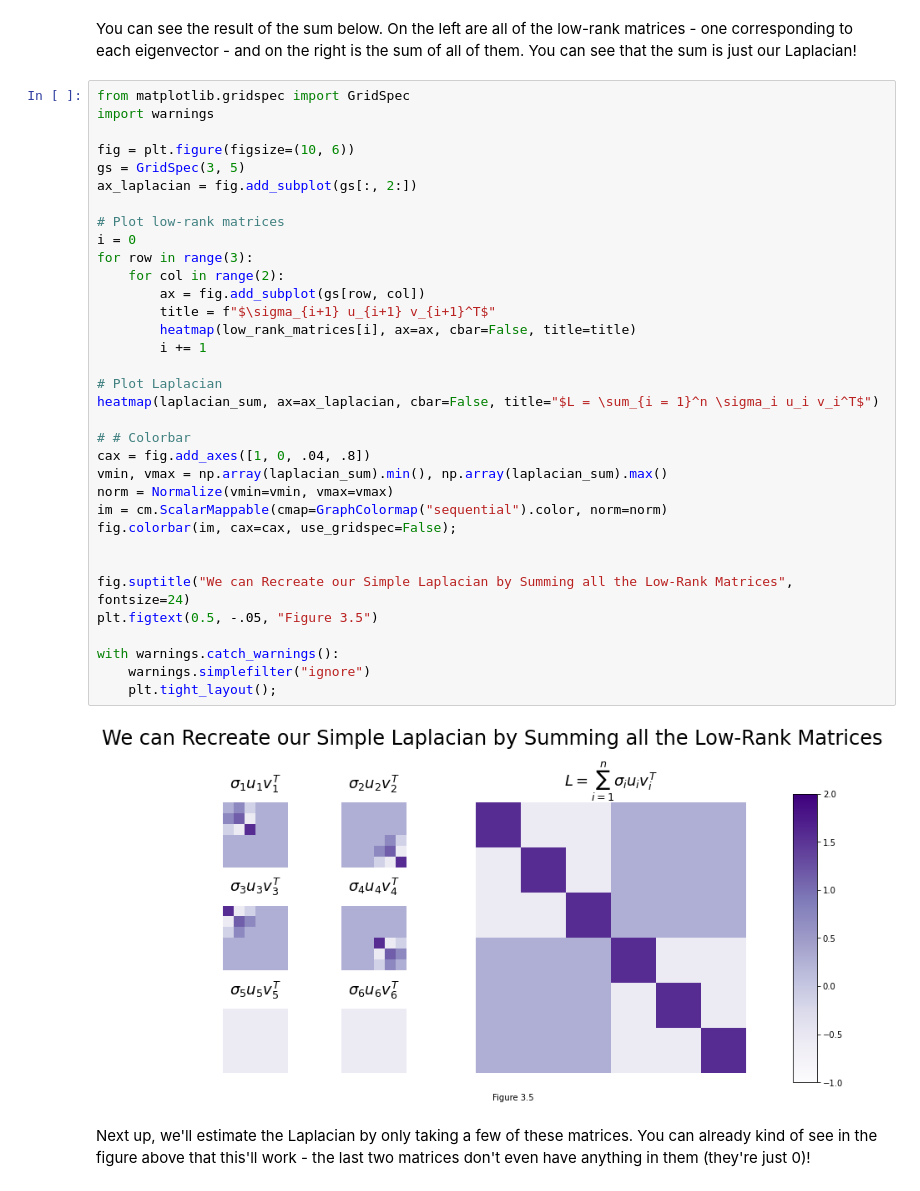
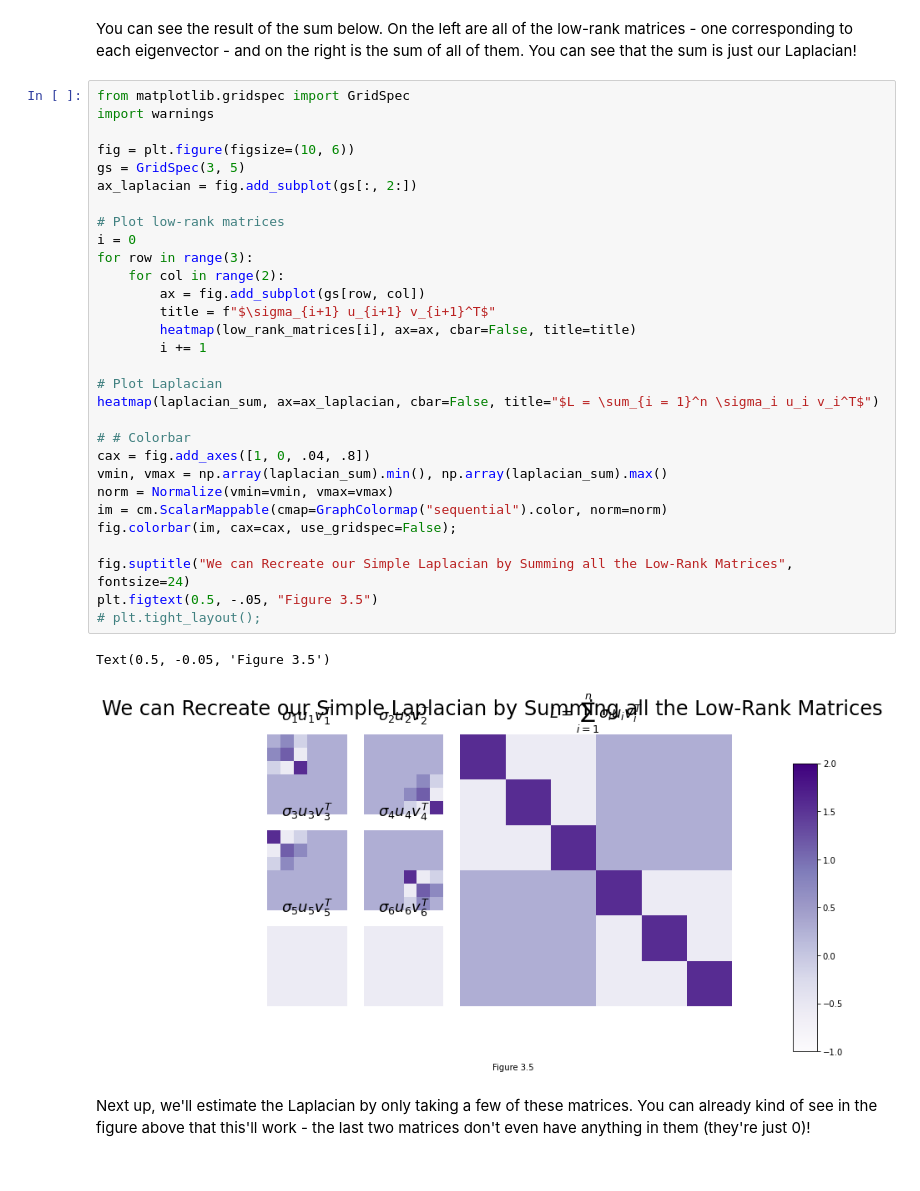
Before and after one commit to loftusa/thesis, a Jupyter notebook: network_machine_learning_in_python/_build/jupyter_execute/representations/ch6/spectral-embedding.ipynb, the cells around one changed output. Drawn from its saved outputs; the diff is of its cells as text.

```diff
--- a/network_machine_learning_in_python/_build/jupyter_execute/representations/ch6/spectral-embedding.ipynb
+++ b/network_machine_learning_in_python/_build/jupyter_execute/representations/ch6/spectral-embedding.ipynb
@@ -369,39 +369,36 @@ You can see the result of the sum below. On the left are all of the low-rank mat
 # %%
 from matplotlib.gridspec import GridSpec
 import warnings
 
 fig = plt.figure(figsize=(10, 6))
 gs = GridSpec(3, 5)
 ax_laplacian = fig.add_subplot(gs[:, 2:])
 
 # Plot low-rank matrices
 i = 0
 for row in range(3):
     for col in range(2):
         ax = fig.add_subplot(gs[row, col])
         title = f"$\sigma_{i+1} u_{i+1} v_{i+1}^T$"
         heatmap(low_rank_matrices[i], ax=ax, cbar=False, title=title)
         i += 1
 
 # Plot Laplacian
 heatmap(laplacian_sum, ax=ax_laplacian, cbar=False, title="$L = \sum_{i = 1}^n \sigma_i u_i v_i^T$")
 
 # # Colorbar
 cax = fig.add_axes([1, 0, .04, .8])
 vmin, vmax = np.array(laplacian_sum).min(), np.array(laplacian_sum).max()
 norm = Normalize(vmin=vmin, vmax=vmax)
 im = cm.ScalarMappable(cmap=GraphColormap("sequential").color, norm=norm)
 fig.colorbar(im, cax=cax, use_gridspec=False);
 
-
 fig.suptitle("We can Recreate our Simple Laplacian by Summing all the Low-Rank Matrices", fontsize=24)
 plt.figtext(0.5, -.05, "Figure 3.5")
-
-with warnings.catch_warnings():
-    warnings.simplefilter("ignore")
-    plt.tight_layout();
+# plt.tight_layout();
 # %% [output]
+Text(0.5, -0.05, 'Figure 3.5')
-[figure, old version]
+[figure, new version]
 # %% [markdown]
 Next up, we'll estimate the Laplacian by only taking a few of these matrices. You can already kind of see in the figure above that this'll work - the last two matrices don't even have anything in them (they're just 0)!
 # %% [markdown]
```
Also changed, not shown: parts of 6 cells of this notebook, 24 other files.
